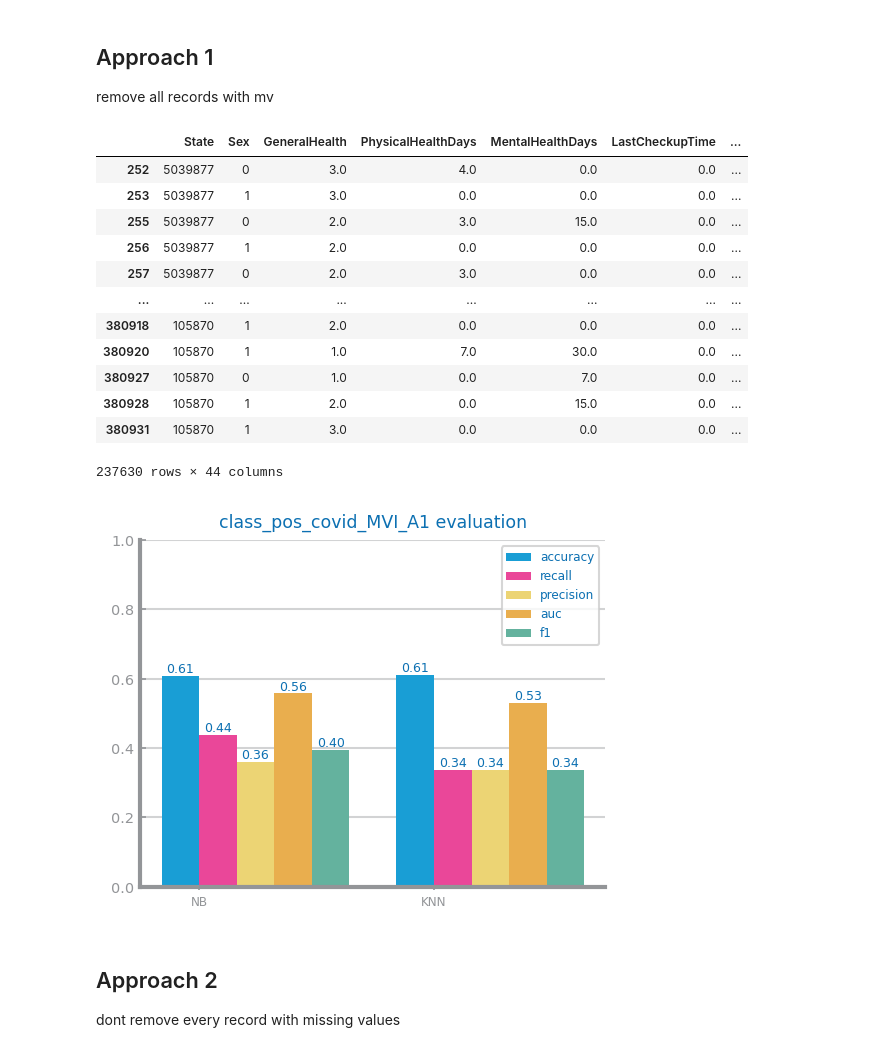
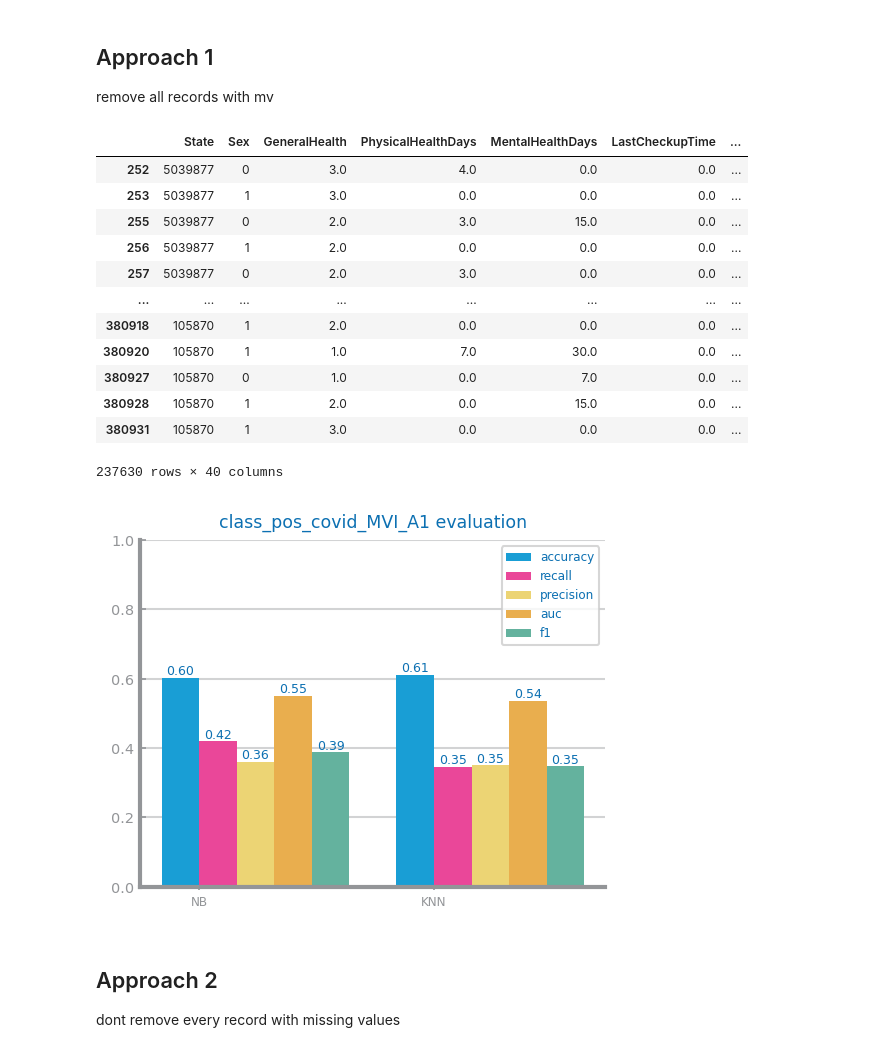
Before and after one commit to esteves3/data-science, a Jupyter notebook: pos-covid-preparation.ipynb, the cells around one changed output. Cells and saved outputs as stored; diff of their text form; code cells hidden in the pictures.

```diff
--- a/pos-covid-preparation.ipynb
+++ b/pos-covid-preparation.ipynb
@@ -8,6 +8,9 @@ from sklearn.preprocessing import OneHotEncoder, MinMaxScaler, StandardScaler
 from sklearn.model_selection import train_test_split
 from sklearn.impute import SimpleImputer, KNNImputer
 from imblearn.over_sampling import SMOTE
+# %%
+take_undefined_cpu_time = False
+eval_approaches = True
 # %%
 data: DataFrame = read_csv("datasets/class_pos_covid.csv", index_col=None, na_values=None)
 vars: dict[str, list] = get_variable_types(data)
@@ -100,0 +93,15 @@ df.head()
+# %%
+""" df = dummify(df, ["RaceEthnicityCategory"])
+df.head() """
+
+ethnic_distribution : dict[str,int] = {"White only, Non-Hispanic": 0.593,
+    "Hispanic": 0.191,
+    "Black only, Non-Hispanic": 0.136,
+    "Other race only, Non-Hispanic": 0.079,
+	"Multiracial, Non-Hispanic": 0.03
+}
+
+encoding['RaceEthnicityCategory'] = ethnic_distribution
+
+df: DataFrame = data.replace(encoding, inplace=False)
+df.head()
@@ -204,8 +219,8 @@ we dont drop cols nor lines with 90% mv because they dont exist
 remove all records with mv
 # %%
 df_mvi_a1: DataFrame = df.dropna(how="any", inplace=False)
-df_mvi_a1 = df_mvi_a1.drop(df_mvi_a1[df_mvi_a1["RaceEthnicityCategory_nan"] == True].index)
-df_mvi_a1 = df_mvi_a1.drop(columns=["RaceEthnicityCategory_nan"])
+""" df_mvi_a1 = df_mvi_a1.drop(df_mvi_a1[df_mvi_a1["RaceEthnicityCategory_nan"] == True].index)
+df_mvi_a1 = df_mvi_a1.drop(columns=["RaceEthnicityCategory_nan"]) """
 df_mvi_a1
 # %% [output]
 |  | State | Sex | GeneralHealth | PhysicalHealthDays | MentalHealthDays | LastCheckupTime | ... |
@@ -220,11 +235,12 @@ df_mvi_a1
 | 380927 | 105870 | 0 | 1.0 | 0.0 | 7.0 | 0.0 | ... |
 | 380928 | 105870 | 1 | 2.0 | 0.0 | 15.0 | 0.0 | ... |
 | 380931 | 105870 | 1 | 3.0 | 0.0 | 0.0 | 0.0 | ... |
-237630 rows × 44 columns
+237630 rows × 40 columns
 # %%
-evaluate_approach_and_graph(df_mvi_a1, file_tag="class_pos_covid_MVI_A1")
+if eval_approaches:
+	evaluate_approach_and_graph(df_mvi_a1, file_tag="class_pos_covid_MVI_A1")
 # %% [output]
-[figure, old version]
+[figure, new version]
 # %% [markdown]
 ## Approach 2
 dont remove every record with missing values
```
Also changed, not shown: parts of 37 cells of this notebook, 12 other files.
